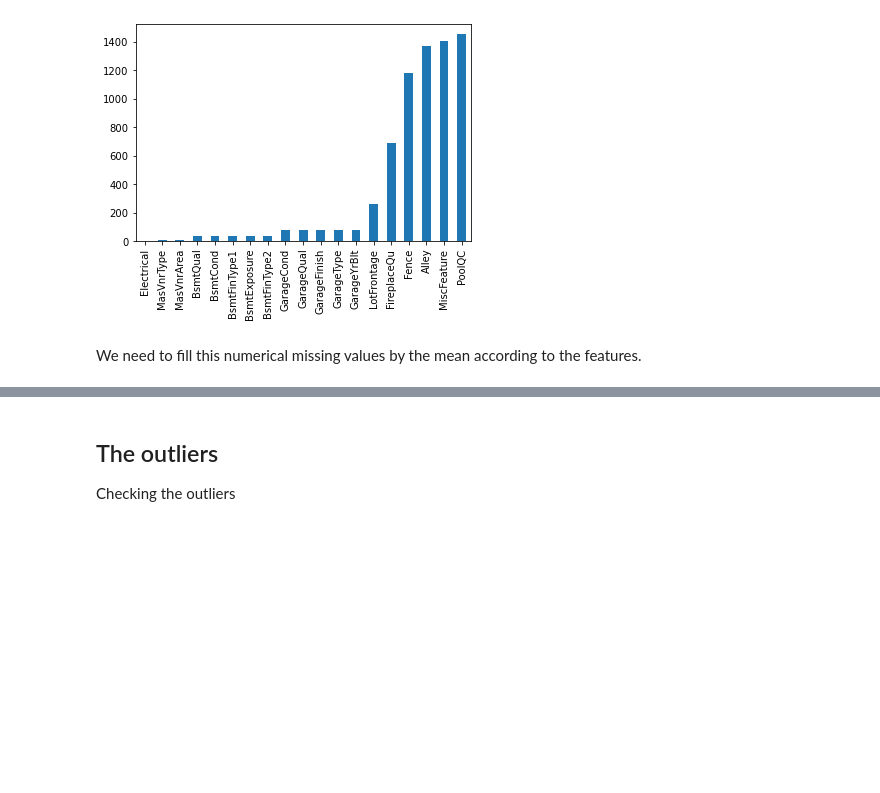
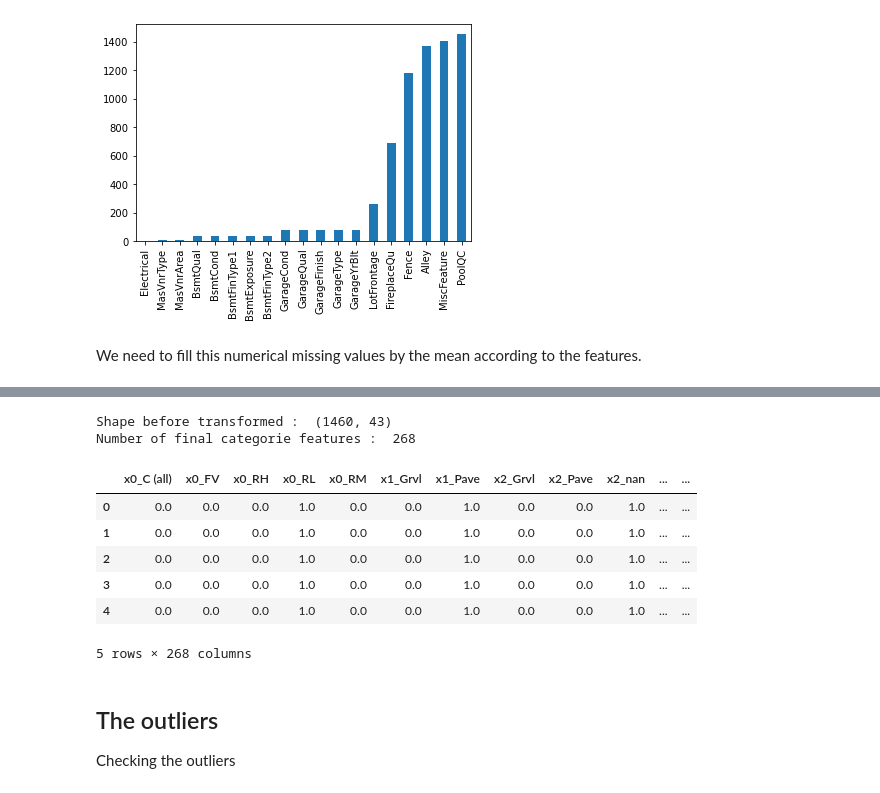
Before and after one commit to AstroNode247/houses-prices-advanced-regression-techniques, a Jupyter notebook: notebooks/house-prices.ipynb, the cells around one changed output, grey strips where cells are left out. Cells and saved outputs as stored; diff of their text form; code cells hidden in the pictures; blank space fills up the shorter version.

```diff
--- a/notebooks/house-prices.ipynb
+++ b/notebooks/house-prices.ipynb
@@ -21,28 +22,29 @@ warnings.filterwarnings('ignore')
 def read_data(train_path, test_path):
     train = pd.read_csv(train_path)
     test = pd.read_csv(test_path)
-    print('Number of rows in the train data : ', train.shape[0])
-    print('Number of columns : ', train.shape[1])
-    print('Number of rows in the train data : ', test.shape[0])
-    print('Number of columns : ', test.shape[1])
 
     return train, test
 
-def split_categories(df):
-    quantitative =df.select_dtypes(exclude=['object']).copy().columns
-    quantitative = quantitative.drop('SalePrice')
-    quantitative = quantitative.drop('Id')
-    qualitative =df.select_dtypes(include=['object']).columns
 
-    print("\nList of the quantitatives variables : \n", list(quantitative))
-    print("\nList of the qualitatives variables : \n", list(qualitative))
-
+def select_categories(df):
+    quantitative = df.select_dtypes(exclude=['object']).copy().columns
+    qualitative = df.select_dtypes(include=['object']).columns
     return quantitative, qualitative
 
-train, test = read_data('../data/train.csv', '../data/test.csv')
-quantitative, qualitative = split_categories(train)
+train_df, test_df = read_data('../data/train.csv', '../data/test.csv')
+print('Number of rows in the train data : ', train_df.shape[0])
+print('Number of columns : ', train_df.shape[1])
+print('Number of rows in the train data : ', test_df.shape[0])
+print('Number of columns : ', test_df.shape[1])
 
-train.head()
+num_vars, cat_vars = select_categories(train_df)
+train_num = train_df[num_vars]
+train_cat = train_df[cat_vars]
+
+print("\nList of the quantitatives variables : \n", list(train_num.columns))
+print("\nList of the qualitatives variables : \n", list(train_cat.columns))
+
+train_df.head()
 # %% [output]
 Number of rows in the train data :  1460
 Number of columns :  81
@@ -108,3 +102,22 @@ Number of total features :  290
+# %%
+# Feature engineering categorical variables
+print('Shape before transformed : ', train_cat.shape)
+ohe = OneHotEncoder(sparse=False, handle_unknown='ignore')
+enc_cat = ohe.fit_transform(train_cat)
+
+train_cat = pd.DataFrame(enc_cat, columns=ohe.get_feature_names())
+print('Number of final categorie features : ', train_cat.shape[1])
+train_cat.head()
+# %% [output]
+Shape before transformed :  (1460, 43)
+Number of final categorie features :  268
+|  | x0_C (all) | x0_FV | x0_RH | x0_RL | x0_RM | x1_Grvl | x1_Pave | x2_Grvl | x2_Pave | x2_nan | ... | ... |
+| 0 | 0.0 | 0.0 | 0.0 | 1.0 | 0.0 | 0.0 | 1.0 | 0.0 | 0.0 | 1.0 | ... | ... |
+| 1 | 0.0 | 0.0 | 0.0 | 1.0 | 0.0 | 0.0 | 1.0 | 0.0 | 0.0 | 1.0 | ... | ... |
+| 2 | 0.0 | 0.0 | 0.0 | 1.0 | 0.0 | 0.0 | 1.0 | 0.0 | 0.0 | 1.0 | ... | ... |
+| 3 | 0.0 | 0.0 | 0.0 | 1.0 | 0.0 | 0.0 | 1.0 | 0.0 | 0.0 | 1.0 | ... | ... |
+| 4 | 0.0 | 0.0 | 0.0 | 1.0 | 0.0 | 0.0 | 1.0 | 0.0 | 0.0 | 1.0 | ... | ... |
+5 rows × 268 columns
 # %% [markdown]
 ## The outliers
 
```
Also changed, not shown: parts of 10 cells of this notebook.
